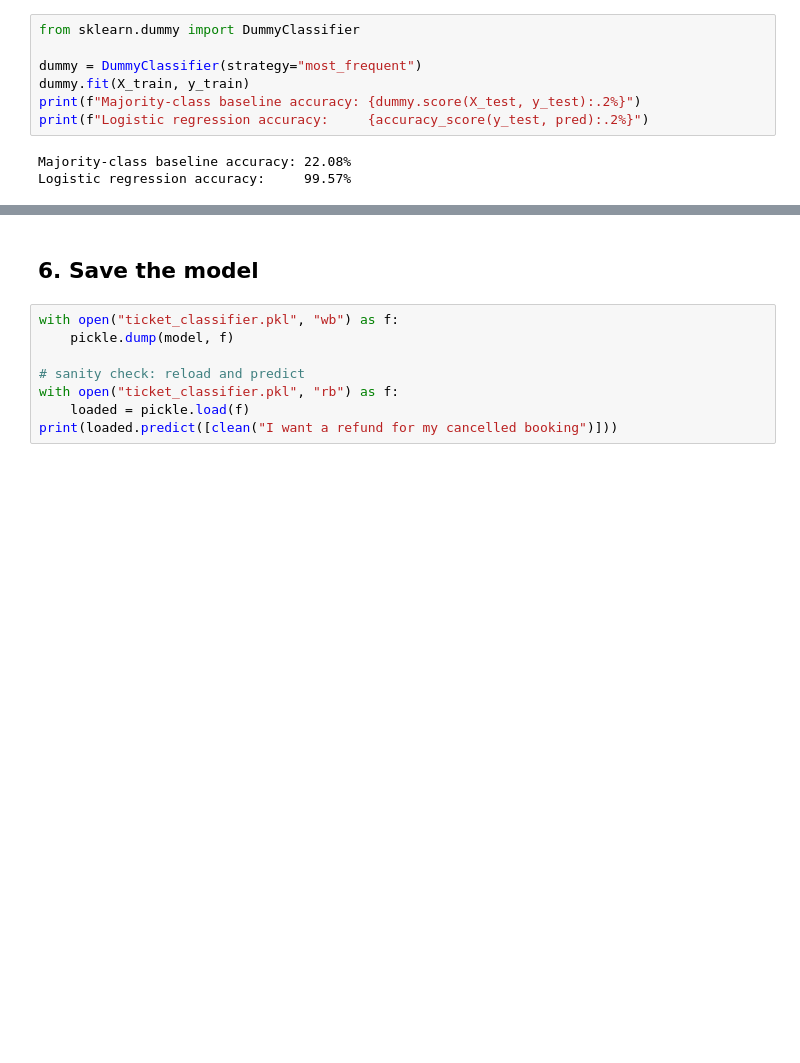
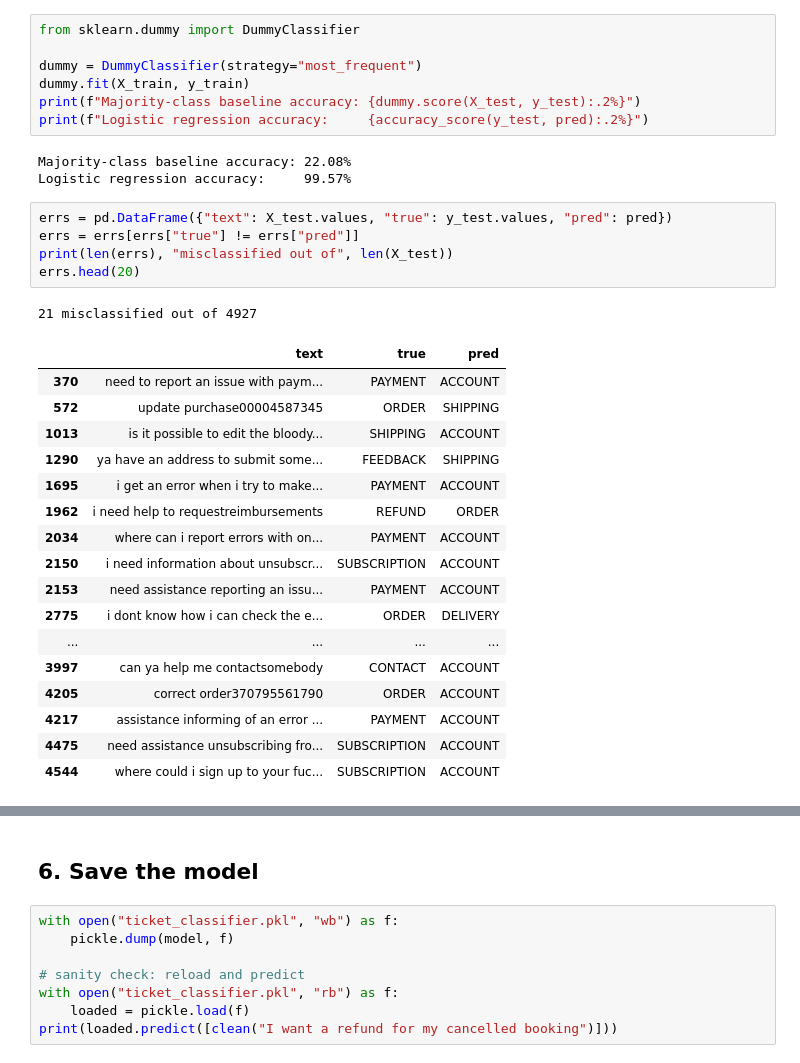
Before and after one commit to AzharAziz2002/wanderways-ticket-classifier, a Jupyter notebook: 01_baseline.ipynb, the cells around one changed output, grey strips where cells are left out. Drawn from its saved outputs; the diff is of its cells as text; blank space fills up the shorter version.

Commit message:
Add error analysis and near-duplicate similarity check

```diff
--- a/01_baseline.ipynb
+++ b/01_baseline.ipynb
@@ -124,3 +124,27 @@ print(f"Logistic regression accuracy:     {accuracy_score(y_test, pred):.2%}")
 # %% [output]
 Majority-class baseline accuracy: 22.08%
 Logistic regression accuracy:     99.57%
+# %%
+errs = pd.DataFrame({"text": X_test.values, "true": y_test.values, "pred": pred})
+errs = errs[errs["true"] != errs["pred"]]
+print(len(errs), "misclassified out of", len(X_test))
+errs.head(20)
+# %% [output]
+21 misclassified out of 4927
+|  | text | true | pred |
+| 370 | need to report an issue with paym... | PAYMENT | ACCOUNT |
+| 572 | update purchase00004587345 | ORDER | SHIPPING |
+| 1013 | is it possible to edit the bloody... | SHIPPING | ACCOUNT |
+| 1290 | ya have an address to submit some... | FEEDBACK | SHIPPING |
+| 1695 | i get an error when i try to make... | PAYMENT | ACCOUNT |
+| 1962 | i need help to requestreimbursements | REFUND | ORDER |
+| 2034 | where can i report errors with on... | PAYMENT | ACCOUNT |
+| 2150 | i need information about unsubscr... | SUBSCRIPTION | ACCOUNT |
+| 2153 | need assistance reporting an issu... | PAYMENT | ACCOUNT |
+| 2775 | i dont know how i can check the e... | ORDER | DELIVERY |
+| ... | ... | ... | ... |
+| 3997 | can ya help me contactsomebody | CONTACT | ACCOUNT |
+| 4205 | correct order370795561790 | ORDER | ACCOUNT |
+| 4217 | assistance informing of an error ... | PAYMENT | ACCOUNT |
+| 4475 | need assistance unsubscribing fro... | SUBSCRIPTION | ACCOUNT |
+| 4544 | where could i sign up to your fuc... | SUBSCRIPTION | ACCOUNT |
```
Also changed, not shown: parts of 1 cell of this notebook, 2 other files.
